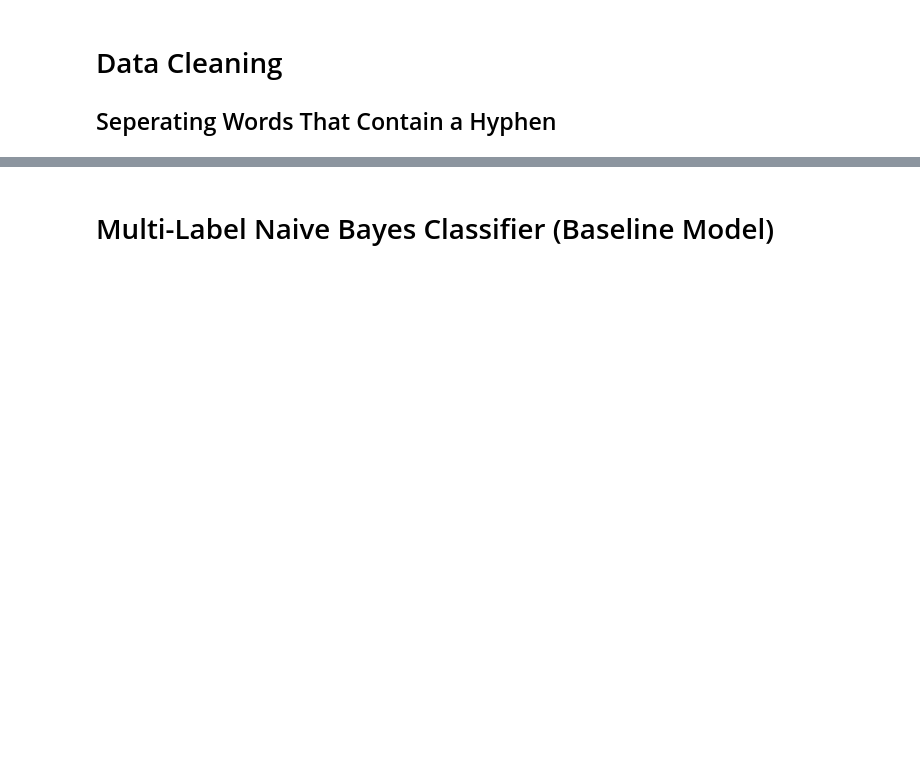
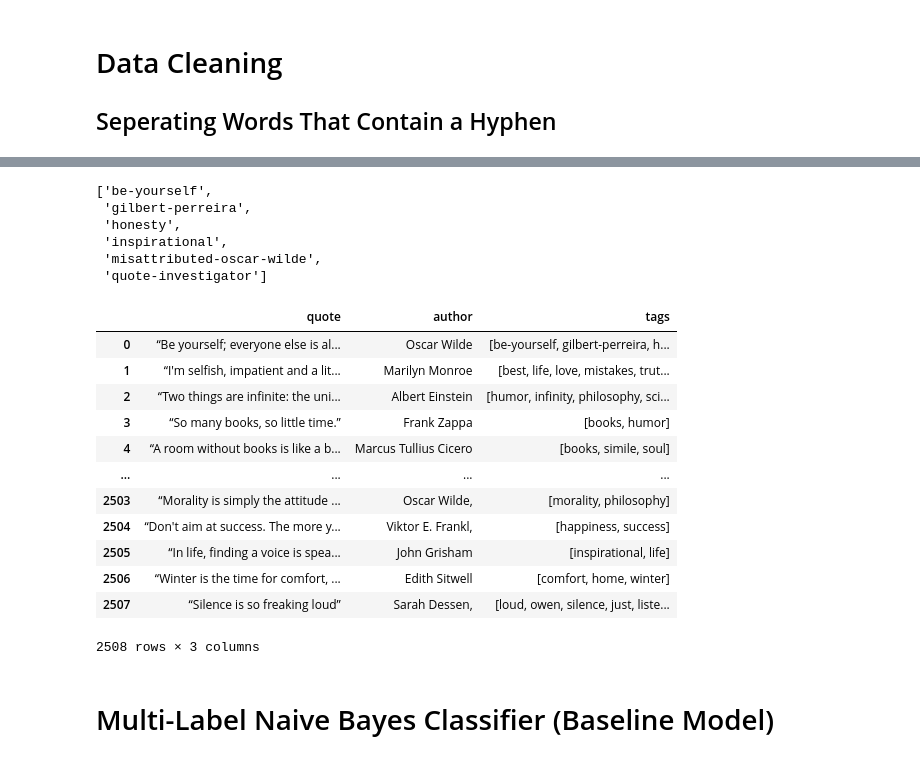
Before and after one commit to rkaushick-neu/nlp-quotes, a Jupyter notebook: Rish_Kaushick_JupyterNB.ipynb, the cells around one changed output, grey strips where cells are left out. Drawn from its saved outputs; the diff is of its cells as text; code cells hidden in the pictures; blank space fills up the shorter version.

```diff
--- a/Rish_Kaushick_JupyterNB.ipynb
+++ b/Rish_Kaushick_JupyterNB.ipynb
@@ -278,10 +303,11 @@ def calculate_count_of_tags(tags=dataset['tags']):
     tag_freq_sorted = sorted(tag_count_dict.items(), key=lambda x:x[1], reverse=True)
     return tag_freq_sorted
 # %%
-tag_freq_sorted = calculate_count_of_tags(tags=dataset2['tags'])
+tag_freq_sorted = calculate_count_of_tags(tags=dataset['tags'])
 # %%
+# looking at the top 40 most frequent tags:
 for i in range(0, len(tag_freq_sorted)):
     print(tag_freq_sorted[i])
-    if(tag_freq_sorted[i][1]<=29):
+    if(i==39):
         break
 # %% [output]
@@ -306,0 +333,15 @@ for i in range(0, len(tag_freq_sorted)):
+# %%
+import nltk
+from nltk.stem import WordNetLemmatizer
+
+nltk.download('wordnet')
+lemmatizer = WordNetLemmatizer()
+
+# lemmetizing all tags
+for i in range(0, len(dataset)):
+    for j in range(0, len(dataset['tags'][i])):
+        lemma = lemmatizer.lemmatize(dataset['tags'][i][j])
+        dataset['tags'][i][j] = lemma
+        # print(f"Actual word {dataset['tags'][i][j]}. Lemmatized word by default: {lemma}")
+    # if(i==30):
+    #     break
@@ -307,3 +579,28 @@ for i in range(0, len(tag_freq_sorted)):
+# %%
+dataset['tags'][0]
+# %% [output]
+['be-yourself',
+ 'gilbert-perreira',
+ 'honesty',
+ 'inspirational',
+ 'misattributed-oscar-wilde',
+ 'quote-investigator']
+# %%
+dataset
+# %% [output]
+|  | quote | author | tags |
+| 0 | “Be yourself; everyone else is al... | Oscar Wilde | [be-yourself, gilbert-perreira, h... |
+| 1 | “I'm selfish, impatient and a lit... | Marilyn Monroe | [best, life, love, mistakes, trut... |
+| 2 | “Two things are infinite: the uni... | Albert Einstein | [humor, infinity, philosophy, sci... |
+| 3 | “So many books, so little time.” | Frank Zappa | [books, humor] |
+| 4 | “A room without books is like a b... | Marcus Tullius Cicero | [books, simile, soul] |
+| ... | ... | ... | ... |
+| 2503 | “Morality is simply the attitude ... | Oscar Wilde, | [morality, philosophy] |
+| 2504 | “Don't aim at success. The more y... | Viktor E. Frankl, | [happiness, success] |
+| 2505 | “In life, finding a voice is spea... | John Grisham | [inspirational, life] |
+| 2506 | “Winter is the time for comfort, ... | Edith Sitwell | [comfort, home, winter] |
+| 2507 | “Silence is so freaking loud” | Sarah Dessen, | [loud, owen, silence, just, liste... |
+2508 rows × 3 columns
 # %% [markdown]
 # Multi-Label Naive Bayes Classifier (Baseline Model)
 # %% [markdown]
```
Also changed, not shown: parts of 26 cells of this notebook.
